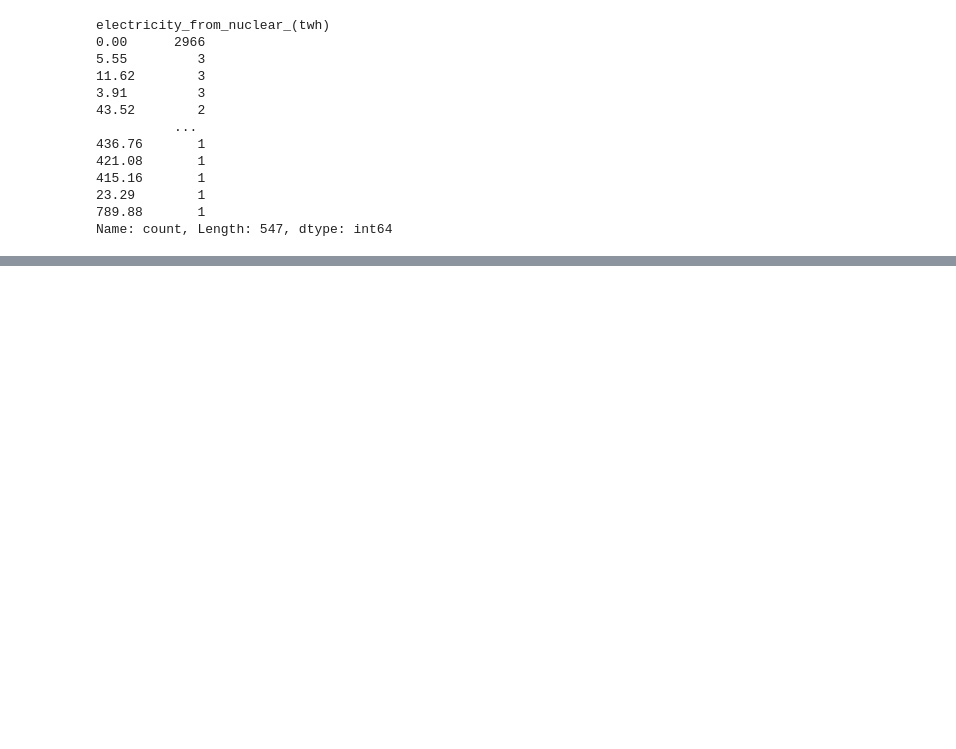
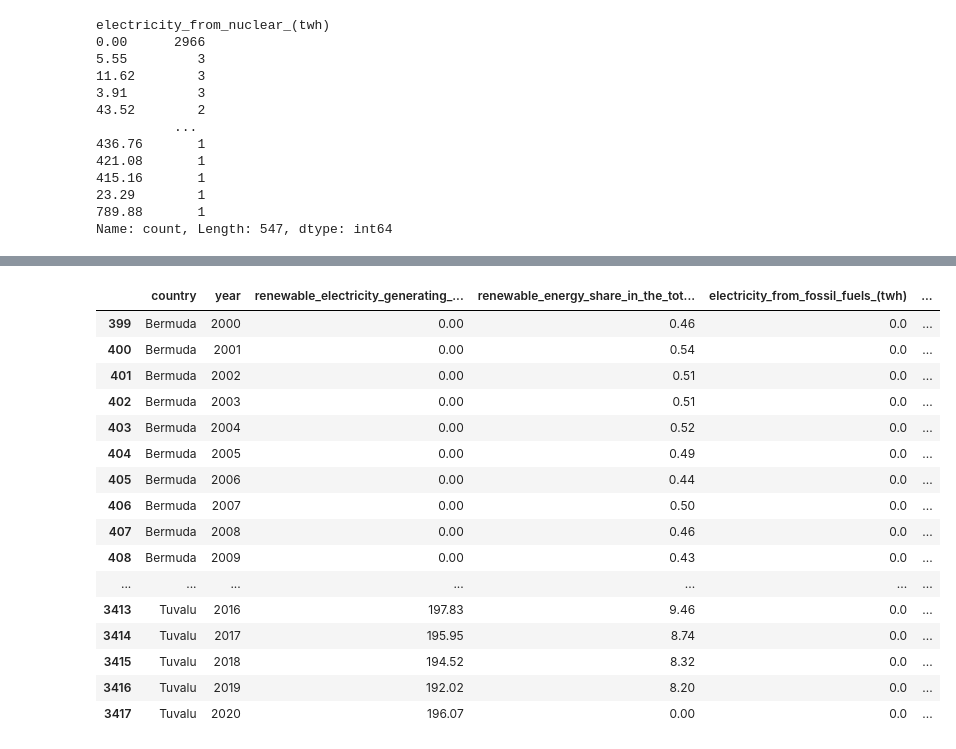
Before and after one commit to Gbau11/Proyecto, a Jupyter notebook: Quitar NaN.ipynb, the cells around one changed output, grey strips where cells are left out. Cells and saved outputs as stored; diff of their text form; code cells hidden in the pictures; blank space fills up the shorter version.

```diff
--- a/Quitar NaN.ipynb
+++ b/Quitar NaN.ipynb
@@ -358,3 +358,25 @@ df.tail(60)
 | 3646 | Zimbabwe | 2018 | 82.53 | 80.23 | 3.73 | ... |
 | 3647 | Zimbabwe | 2019 | 81.40 | 81.50 | 3.66 | ... |
 | 3648 | Zimbabwe | 2020 | 80.61 | 81.90 | 3.40 | ... |
+# %%
+valores_nulos = df[df['low_carbon_electricity_(%_electricity)'].isnull()]
+
+valores_nulos.head(60)
+# %% [output]
+|  | country | year | renewable_electricity_generating_... | renewable_energy_share_in_the_tot... | electricity_from_fossil_fuels_(twh) | ... |
+| 399 | Bermuda | 2000 | 0.00 | 0.46 | 0.0 | ... |
+| 400 | Bermuda | 2001 | 0.00 | 0.54 | 0.0 | ... |
+| 401 | Bermuda | 2002 | 0.00 | 0.51 | 0.0 | ... |
+| 402 | Bermuda | 2003 | 0.00 | 0.51 | 0.0 | ... |
+| 403 | Bermuda | 2004 | 0.00 | 0.52 | 0.0 | ... |
+| 404 | Bermuda | 2005 | 0.00 | 0.49 | 0.0 | ... |
+| 405 | Bermuda | 2006 | 0.00 | 0.44 | 0.0 | ... |
+| 406 | Bermuda | 2007 | 0.00 | 0.50 | 0.0 | ... |
+| 407 | Bermuda | 2008 | 0.00 | 0.46 | 0.0 | ... |
+| 408 | Bermuda | 2009 | 0.00 | 0.43 | 0.0 | ... |
+| ... | ... | ... | ... | ... | ... | ... |
+| 3413 | Tuvalu | 2016 | 197.83 | 9.46 | 0.0 | ... |
+| 3414 | Tuvalu | 2017 | 195.95 | 8.74 | 0.0 | ... |
+| 3415 | Tuvalu | 2018 | 194.52 | 8.32 | 0.0 | ... |
+| 3416 | Tuvalu | 2019 | 192.02 | 8.20 | 0.0 | ... |
+| 3417 | Tuvalu | 2020 | 196.07 | 0.00 | 0.0 | ... |
```
Also changed, not shown: parts of 4 cells of this notebook.
